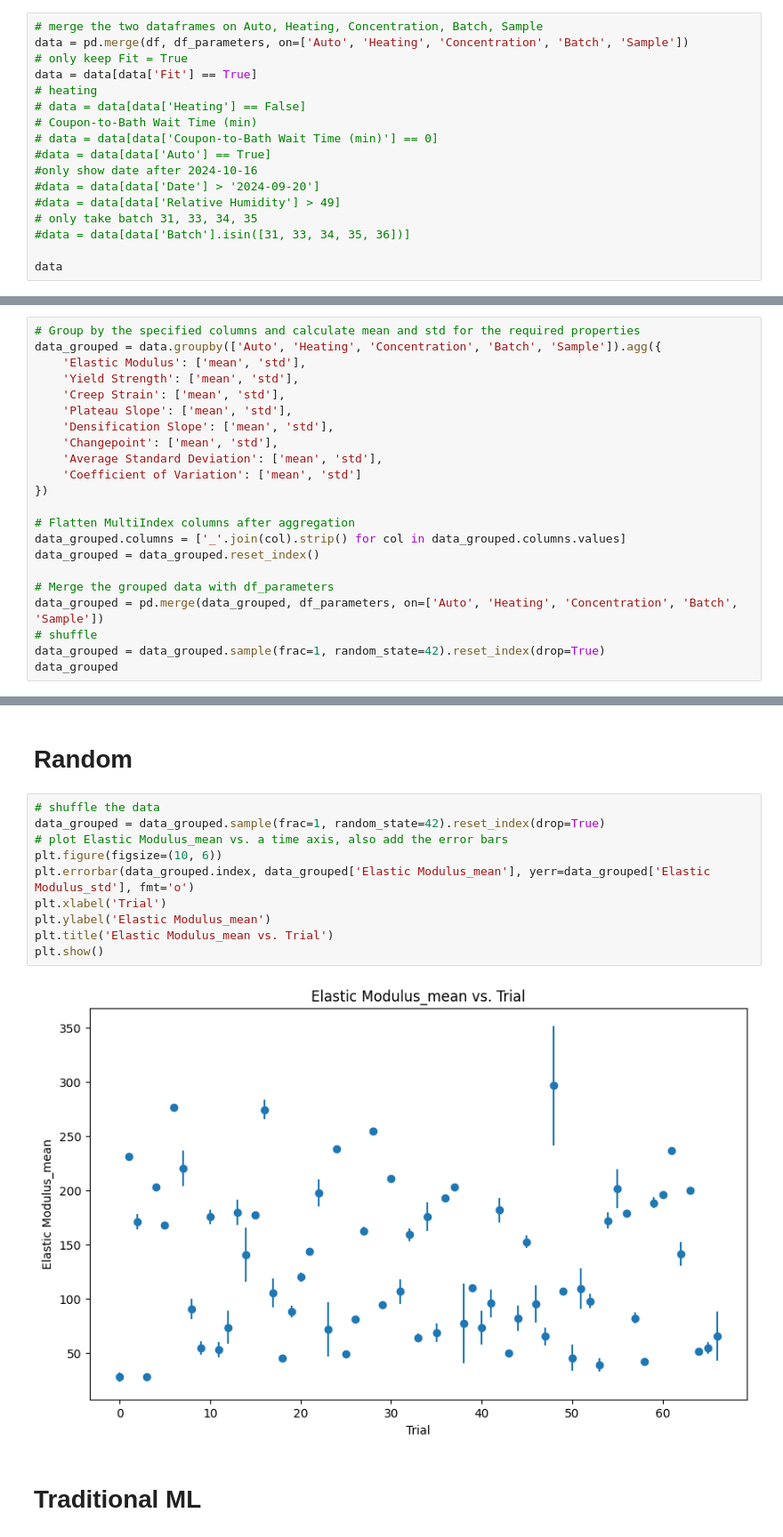
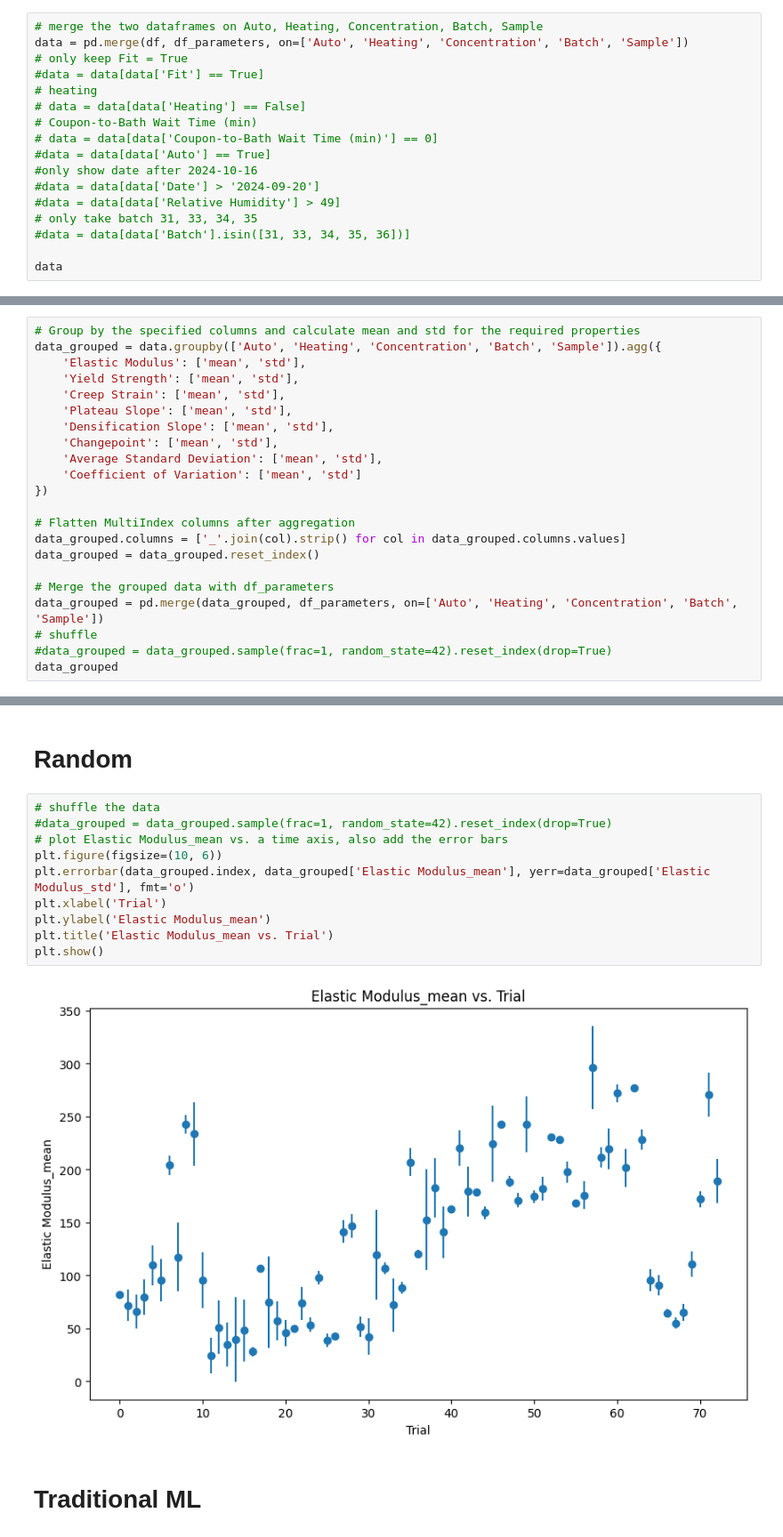
Before and after one commit to Toniaac/hte-data-processing, a Jupyter notebook: Active Learning.ipynb, the cells around one changed output, grey strips where cells are left out. Shown at 89% size. Saved outputs shown, nothing was run; the diff lists cells and outputs as text.

```diff
--- a/Active Learning.ipynb
+++ b/Active Learning.ipynb
@@ -119,7 +119,7 @@ df_parameters
 # merge the two dataframes on Auto, Heating, Concentration, Batch, Sample
 data = pd.merge(df, df_parameters, on=['Auto', 'Heating', 'Concentration', 'Batch', 'Sample'])
 # only keep Fit = True
-data = data[data['Fit'] == True]
+#data = data[data['Fit'] == True]
 # heating
 # data = data[data['Heating'] == False]
 # Coupon-to-Bath Wait Time (min)
@@ -166,7 +166,7 @@ data_grouped = data_grouped.reset_index()
 # Merge the grouped data with df_parameters
 data_grouped = pd.merge(data_grouped, df_parameters, on=['Auto', 'Heating', 'Concentration', 'Batch', 'Sample'])
 # shuffle
-data_grouped = data_grouped.sample(frac=1, random_state=42).reset_index(drop=True)
+#data_grouped = data_grouped.sample(frac=1, random_state=42).reset_index(drop=True)
 data_grouped
 # %% [output]
 |  | Auto | Heating | Concentration | Batch | Sample | Elastic Modulus_mean | Elastic Modulus_std | ... |
@@ -186,16 +186,16 @@ data_grouped
 # Random
 # %%
 # shuffle the data
-data_grouped = data_grouped.sample(frac=1, random_state=42).reset_index(drop=True)
+#data_grouped = data_grouped.sample(frac=1, random_state=42).reset_index(drop=True)
 # plot Elastic Modulus_mean vs. a time axis, also add the error bars
 plt.figure(figsize=(10, 6))
 plt.errorbar(data_grouped.index, data_grouped['Elastic Modulus_mean'], yerr=data_grouped['Elastic Modulus_std'], fmt='o')
 plt.xlabel('Trial')
 plt.ylabel('Elastic Modulus_mean')
 plt.title('Elastic Modulus_mean vs. Trial')
 plt.show()
 # %% [output]
-[figure, old version]
+[figure, new version]
 # %% [markdown]
 # Traditional ML
 # %%
```
Also changed, not shown: parts of 26 cells of this notebook, 15 other files.
